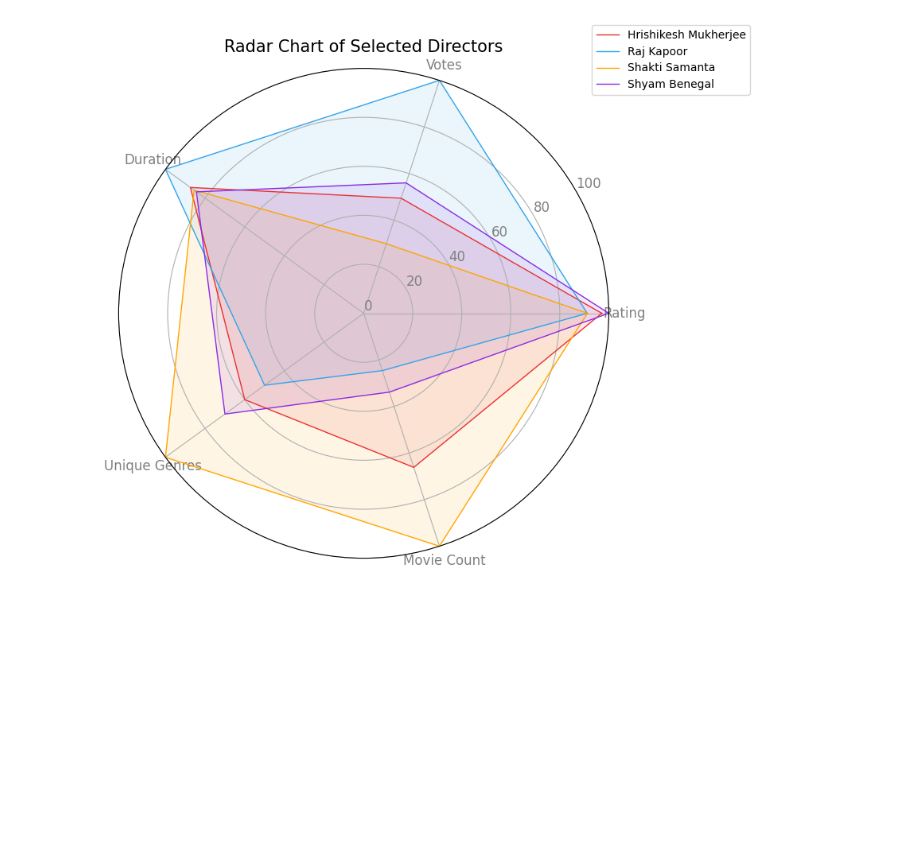
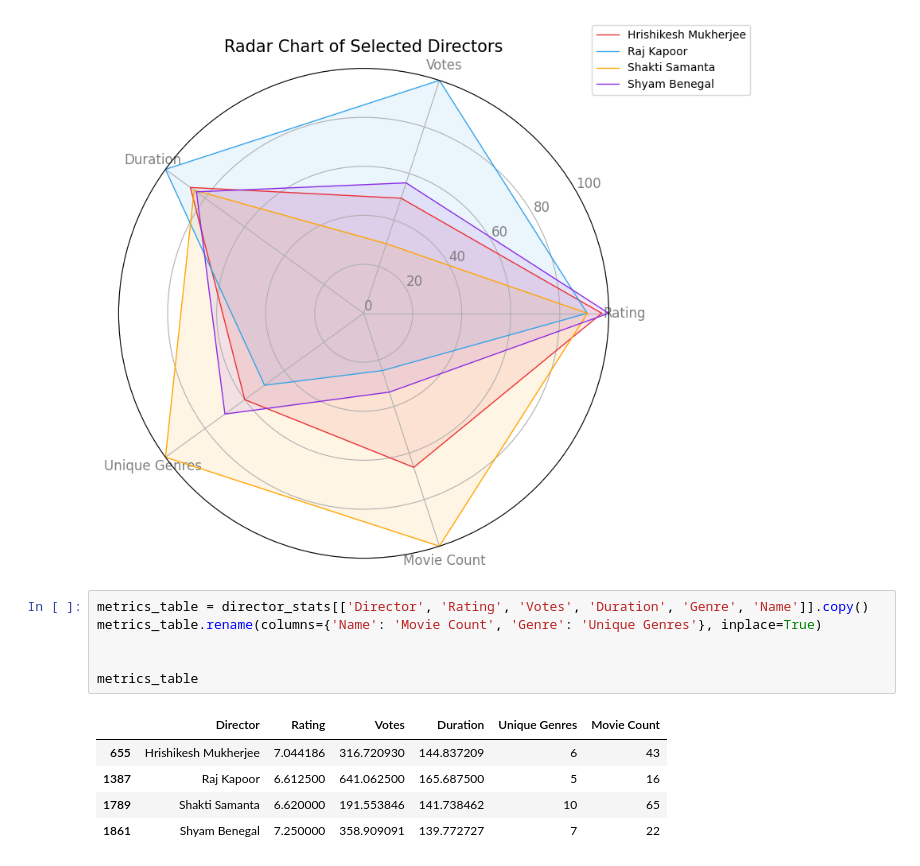
Before and after one commit to Meaiie/python_dataviz2024, a Jupyter notebook: Visualize_Data_Comparison_2024.ipynb, the cells around one changed output. Cells and saved outputs as stored; diff of their text form; blank space fills up the shorter version.

```diff
--- a/Visualize_Data_Comparison_2024.ipynb
+++ b/Visualize_Data_Comparison_2024.ipynb
@@ -1713,3 +1713,15 @@ plt.title("Radar Chart of Selected Directors", size=15)
 plt.show()
 # %% [output]
 [figure]
+# %%
+metrics_table = director_stats[['Director', 'Rating', 'Votes', 'Duration', 'Genre', 'Name']].copy()
+metrics_table.rename(columns={'Name': 'Movie Count', 'Genre': 'Unique Genres'}, inplace=True)
+
+
+metrics_table
+# %% [output]
+|  | Director | Rating | Votes | Duration | Unique Genres | Movie Count |
+| 655 | Hrishikesh Mukherjee | 7.044186 | 316.720930 | 144.837209 | 6 | 43 |
+| 1387 | Raj Kapoor | 6.612500 | 641.062500 | 165.687500 | 5 | 16 |
+| 1789 | Shakti Samanta | 6.620000 | 191.553846 | 141.738462 | 10 | 65 |
+| 1861 | Shyam Benegal | 7.250000 | 358.909091 | 139.772727 | 7 | 22 |
```
